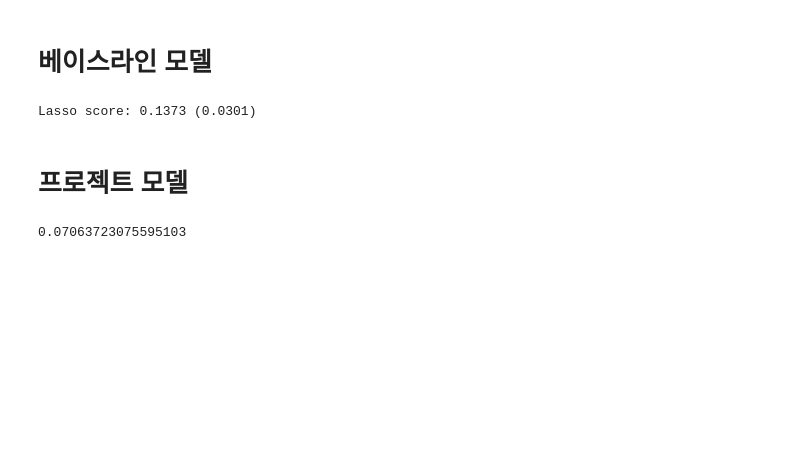
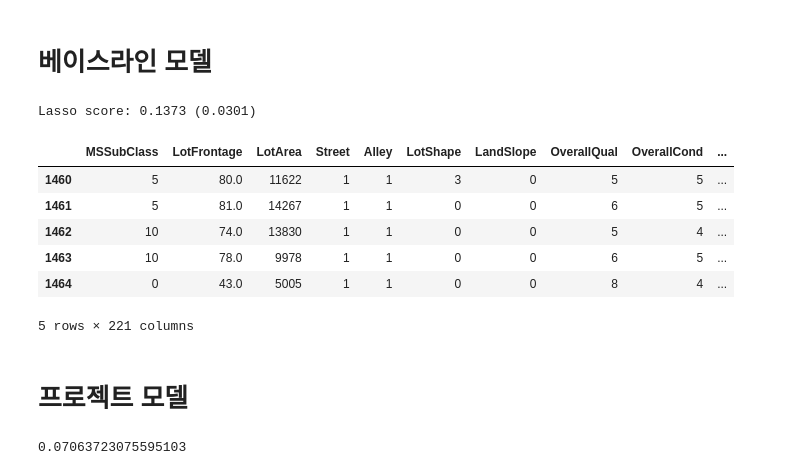
Before and after one commit to cmblir/Kaggle-House-Price, a Jupyter notebook: House-Prices.ipynb, the cells around one changed output. Saved outputs shown, nothing was run; the diff lists cells and outputs as text; code cells hidden in the pictures; blank space fills up the shorter version.

```diff
--- a/House-Prices.ipynb
+++ b/House-Prices.ipynb
@@ -354,6 +361,16 @@ score = rmsle_cv(lasso)
 print("\nLasso score: {:.4f} ({:.4f})\n".format(score.mean(), score.std()))
 # %% [output]
 Lasso score: 0.1373 (0.0301)
+# %%
+test.head()
+# %% [output]
+|  | MSSubClass | LotFrontage | LotArea | Street | Alley | LotShape | LandSlope | OverallQual | OverallCond | ... |
+| 1460 | 5 | 80.0 | 11622 | 1 | 1 | 3 | 0 | 5 | 5 | ... |
+| 1461 | 5 | 81.0 | 14267 | 1 | 1 | 0 | 0 | 6 | 5 | ... |
+| 1462 | 10 | 74.0 | 13830 | 1 | 1 | 0 | 0 | 5 | 4 | ... |
+| 1463 | 10 | 78.0 | 9978 | 1 | 1 | 0 | 0 | 6 | 5 | ... |
+| 1464 | 0 | 43.0 | 5005 | 1 | 1 | 0 | 0 | 8 | 4 | ... |
+5 rows × 221 columns
 # %% [markdown]
 # 프로젝트 모델
 # %%
```
Also changed, not shown: parts of 2 cells of this notebook, 1 other file.
